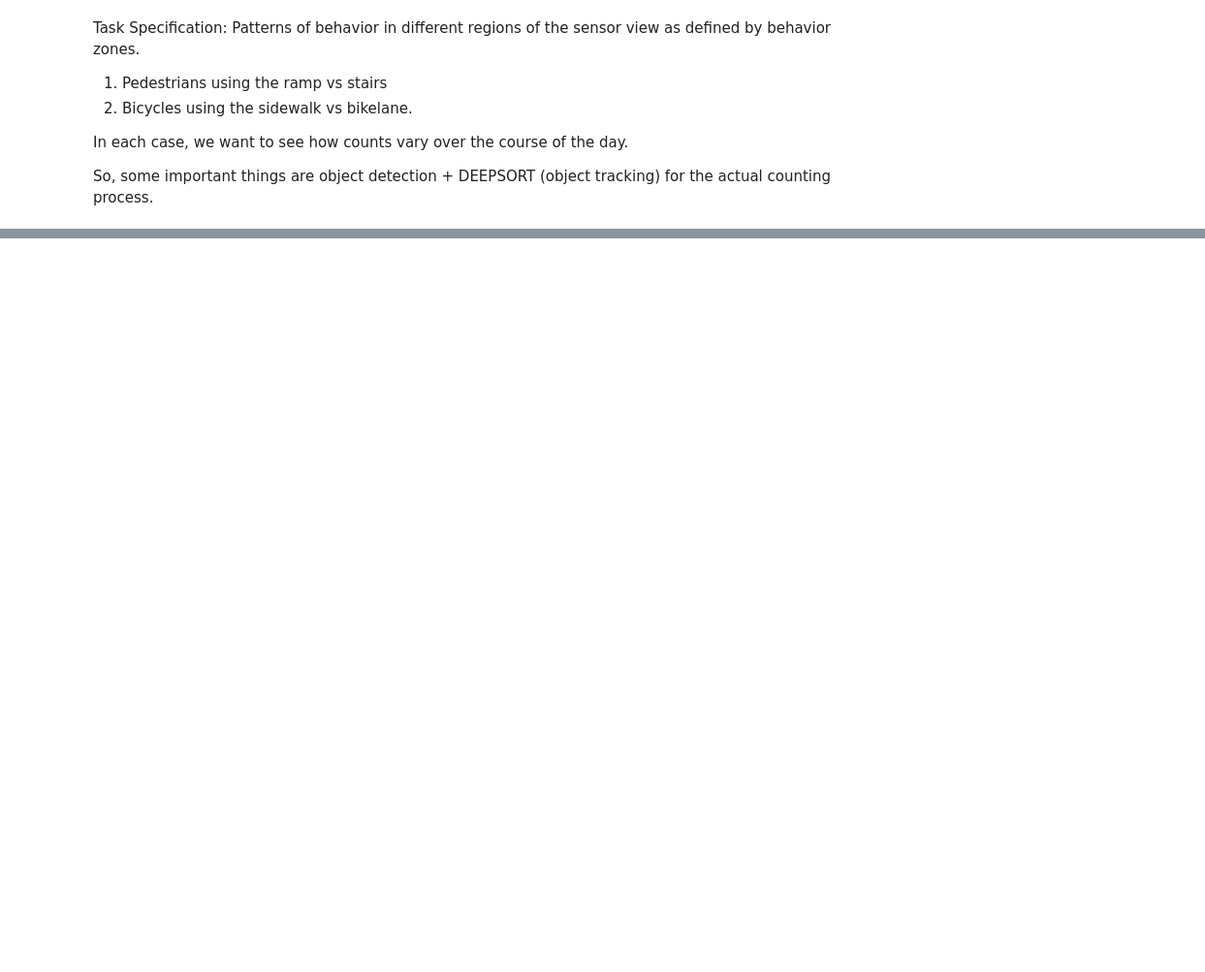
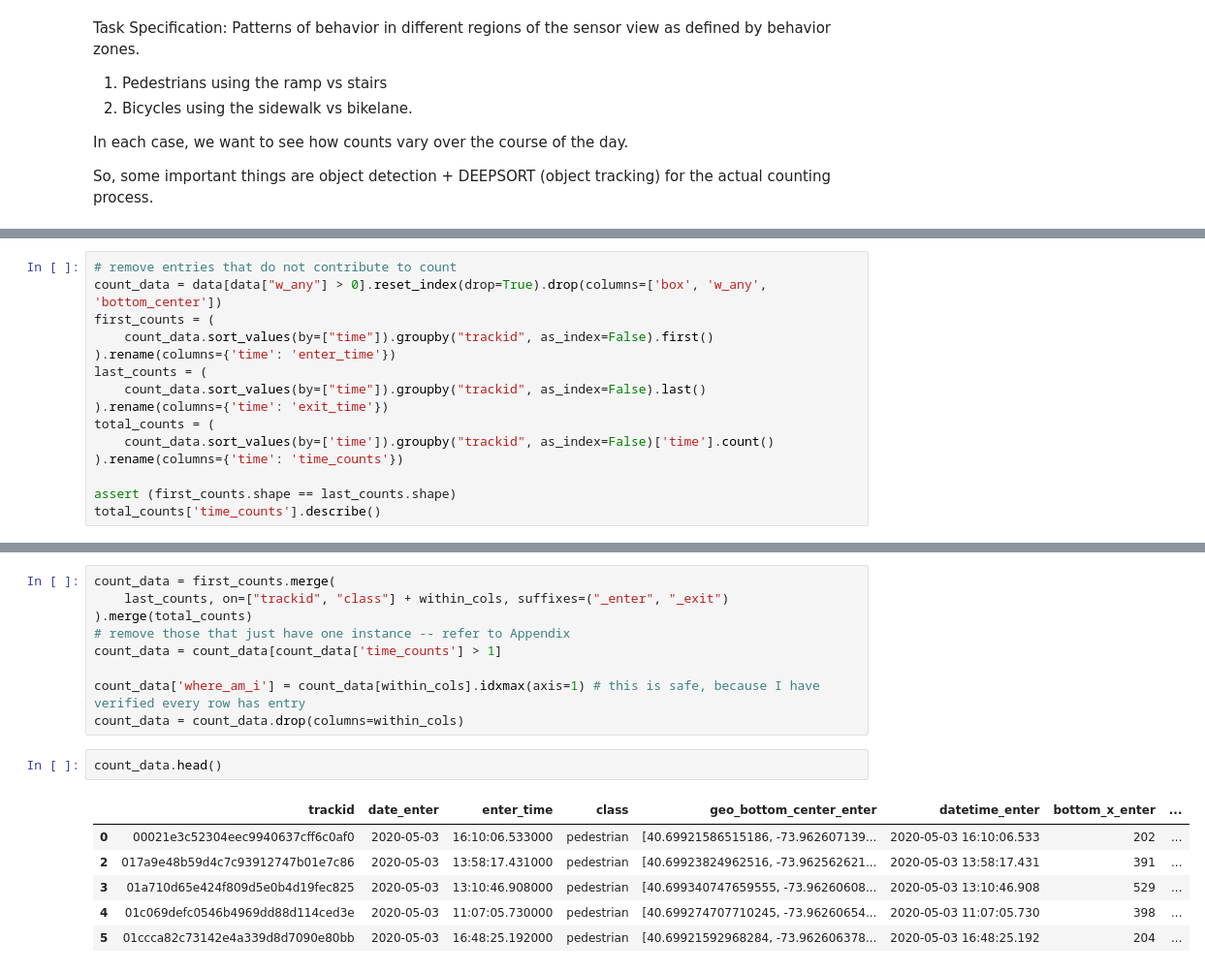
Before and after one commit to edwardhuh/numina-app, a Jupyter notebook: src/numina_app/task.ipynb, the cells around one changed output, grey strips where cells are left out. Shown at 97% size. Saved outputs shown, nothing was run; the diff lists cells and outputs as text; blank space fills up the shorter version.

```diff
--- a/src/numina_app/task.ipynb
+++ b/src/numina_app/task.ipynb
@@ -64,0 +99,15 @@ Step 4. Consider ways that I can repeat this.
+# %%
+# remove entries that do not contribute to count
+count_data = data[data["w_any"] > 0].reset_index(drop=True).drop(columns=['box', 'w_any', 'bottom_center'])
+first_counts = (
+    count_data.sort_values(by=["time"]).groupby("trackid", as_index=False).first()
+).rename(columns={'time': 'enter_time'})
+last_counts = (
+    count_data.sort_values(by=["time"]).groupby("trackid", as_index=False).last()
+).rename(columns={'time': 'exit_time'})
+total_counts = (
+    count_data.sort_values(by=['time']).groupby("trackid", as_index=False)['time'].count()
+).rename(columns={'time': 'time_counts'})
+
+assert (first_counts.shape == last_counts.shape)
+total_counts['time_counts'].describe()
@@ -64,0 +124,18 @@ Step 4. Consider ways that I can repeat this.
+# %%
+count_data = first_counts.merge(
+    last_counts, on=["trackid", "class"] + within_cols, suffixes=("_enter", "_exit")
+).merge(total_counts)
+# remove those that just have one instance -- refer to Appendix
+count_data = count_data[count_data['time_counts'] > 1]
+
+count_data['where_am_i'] = count_data[within_cols].idxmax(axis=1) # this is safe, because I have verified every row has entry
+count_data = count_data.drop(columns=within_cols)
+# %%
+count_data.head()
+# %% [output]
+|  | trackid | date_enter | enter_time | class | geo_bottom_center_enter | datetime_enter | bottom_x_enter | ... |
+| 0 | 00021e3c52304eec9940637cff6c0af0 | 2020-05-03 | 16:10:06.533000 | pedestrian | [40.69921586515186, -73.962607139... | 2020-05-03 16:10:06.533 | 202 | ... |
+| 2 | 017a9e48b59d4c7c93912747b01e7c86 | 2020-05-03 | 13:58:17.431000 | pedestrian | [40.69923824962516, -73.962562621... | 2020-05-03 13:58:17.431 | 391 | ... |
+| 3 | 01a710d65e424f809d5e0b4d19fec825 | 2020-05-03 | 13:10:46.908000 | pedestrian | [40.699340747659555, -73.96260608... | 2020-05-03 13:10:46.908 | 529 | ... |
+| 4 | 01c069defc0546b4969dd88d114ced3e | 2020-05-03 | 11:07:05.730000 | pedestrian | [40.699274707710245, -73.96260654... | 2020-05-03 11:07:05.730 | 398 | ... |
+| 5 | 01ccca82c73142e4a339d8d7090e80bb | 2020-05-03 | 16:48:25.192000 | pedestrian | [40.69921592968284, -73.962606378... | 2020-05-03 16:48:25.192 | 204 | ... |
```
Also changed, not shown: parts of 16 cells of this notebook, 4 other files.
